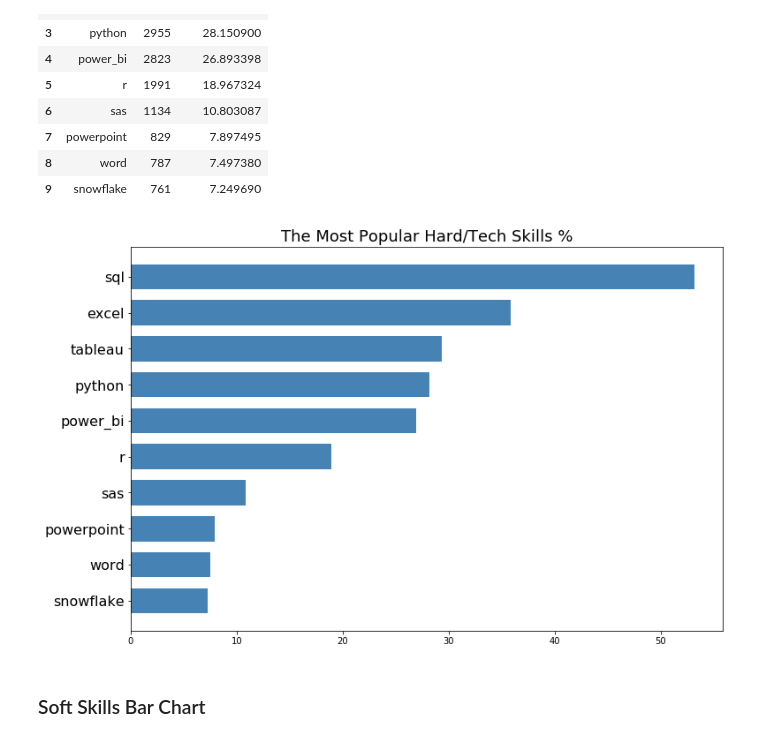
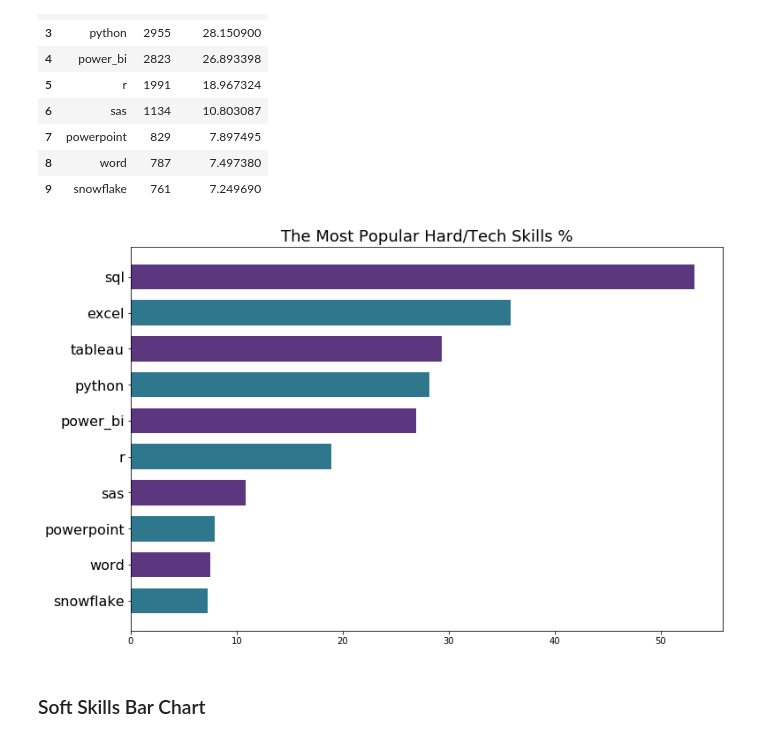
Before and after one commit to zarbin/UTA_Project-3, a Jupyter notebook: notebooks/skills_analysis.ipynb, the cells around one changed output. Drawn from its saved outputs; the diff is of its cells as text; code cells hidden in the pictures.

```diff
--- a/notebooks/skills_analysis.ipynb
+++ b/notebooks/skills_analysis.ipynb
@@ -53,18 +53,19 @@ hs_top_10_df
 # %%
 # Plot horizontal bar chart based on top 10 hard skills mentioend in the job posting.
 # reverse the ranking
 rev_hs_skill_top_10_df = hs_top_10_df.iloc[::-1]
 y_axis = rev_hs_skill_top_10_df['hard_skills']
 x_axis = rev_hs_skill_top_10_df['hard_perct (%)']
 # labels = reversed_skill_top_10_df['percentage']
 plt.figure(figsize = (12,8))
-plt.barh(y_axis, x_axis, height=0.7, color="steelblue")
+color_list = ['#2E778D', '#5C367F']
+plt.barh(y_axis, x_axis, height=0.7, color=color_list)
 plt.title('The Most Popular Hard/Tech Skills %', fontsize=18)
 plt.yticks(fontsize=16)
-#plt.savefig('../images/hard_skill_bar.png')
+#plt.savefig('../static/images/hard_skill_bar.png')
 plt.show()
 # %% [output]
-[figure, old version]
+[figure, new version]
 # %% [markdown]
 ### Soft Skills Bar Chart
 # %%
```
Also changed, not shown: parts of 5 cells of this notebook, 7 other files.
